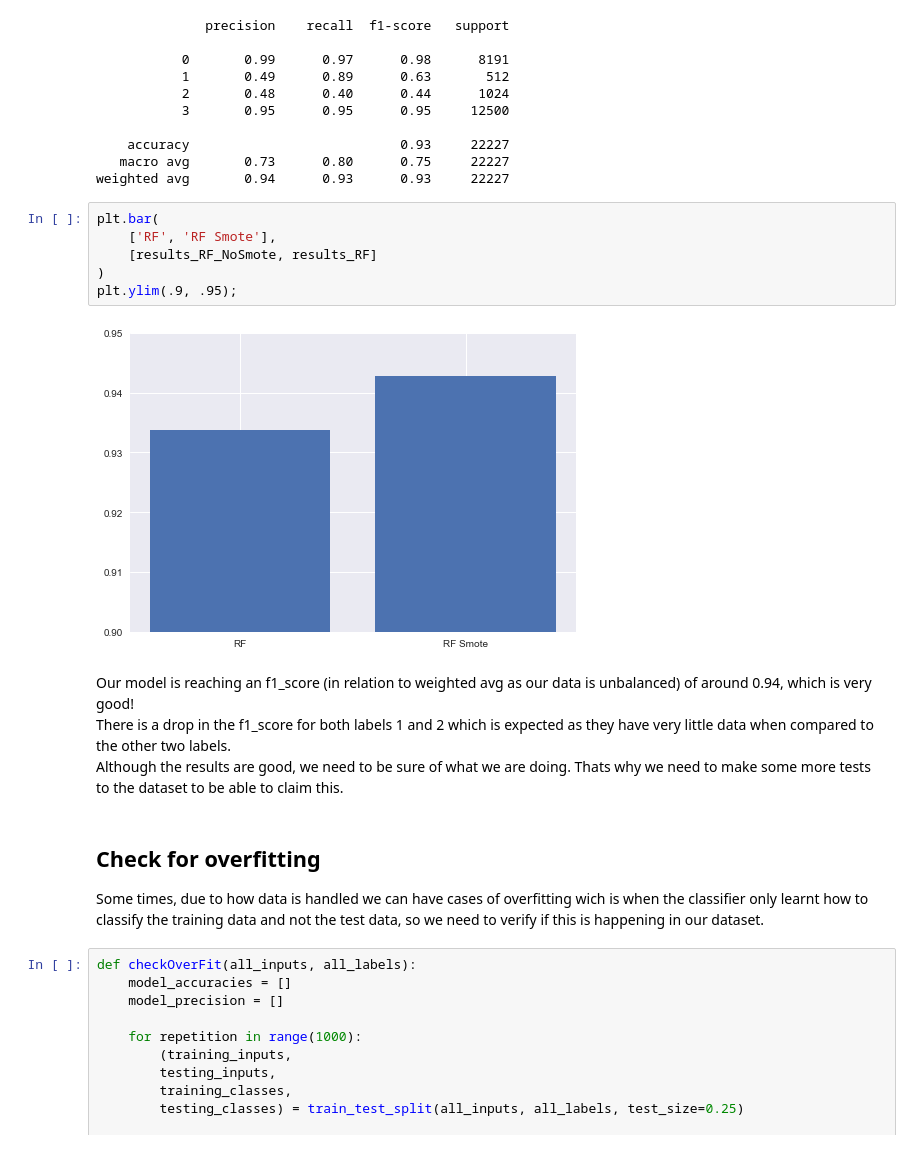
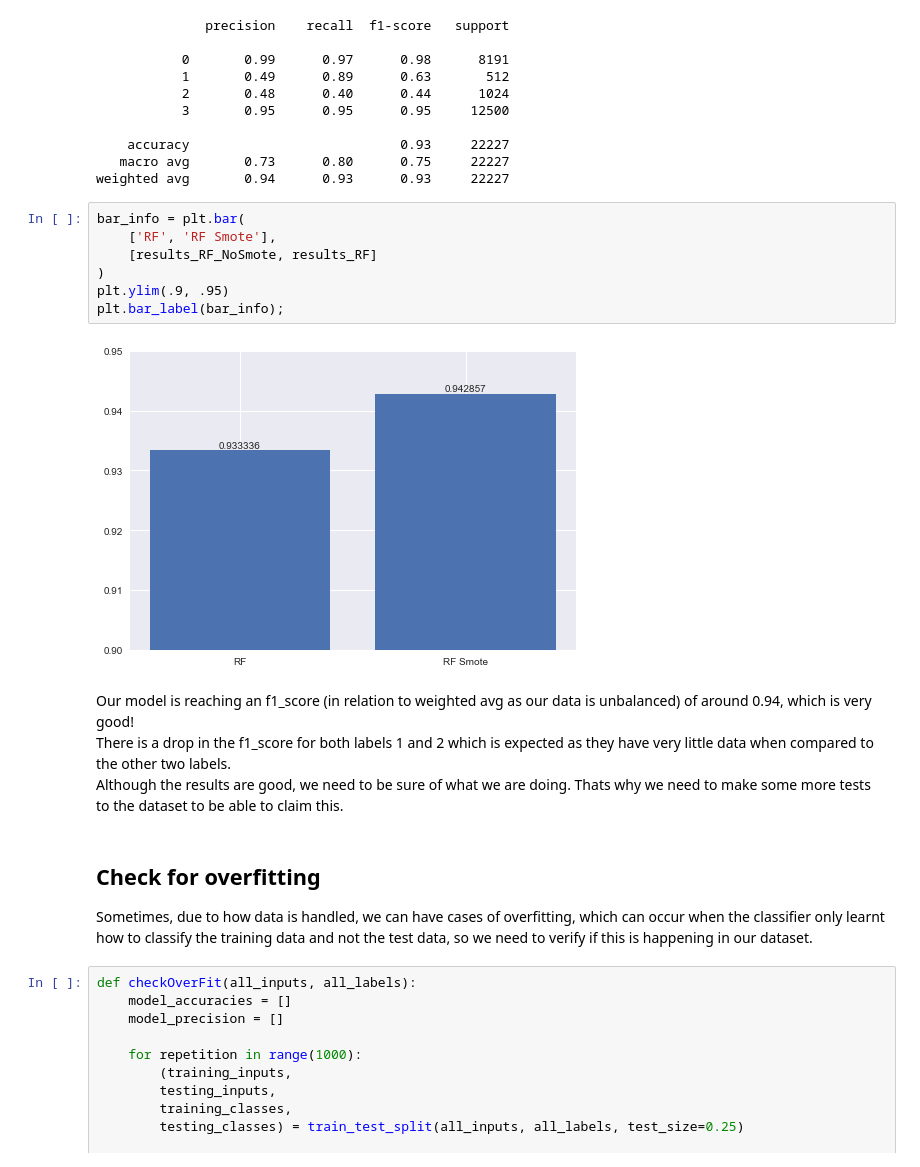
Before and after one commit to Diogogrosario/Artificial-Intelligence, a Jupyter notebook: covid-symptoms.ipynb, the cells around one changed output. Cells and saved outputs as stored; diff of their text form.

```diff
--- a/covid-symptoms.ipynb
+++ b/covid-symptoms.ipynb
@@ -349,13 +354,14 @@ results_RF_NoSmote = random_forest(inputs, labels, smote=False)
    macro avg       0.73      0.80      0.75     22227
 weighted avg       0.94      0.93      0.93     22227
 # %%
-plt.bar(
+bar_info = plt.bar(
     ['RF', 'RF Smote'],
     [results_RF_NoSmote, results_RF]
 )
-plt.ylim(.9, .95);
+plt.ylim(.9, .95)
+plt.bar_label(bar_info);
 # %% [output]
-[figure, old version]
+[figure, new version]
 # %% [markdown]
 Our model is reaching an f1_score (in relation to weighted avg as our data is unbalanced) of around 0.94, which is very good!
 There is a drop in the f1_score for both labels 1 and 2 which is expected as they have very little data when compared to the other two labels.
@@ -363,7 +369,7 @@ Although the results are good, we need to be sure of what we are doing. Thats wh
 # %% [markdown]
 ## Check for overfitting
 
-Some times, due to how data is handled we can have cases of overfitting wich is when the classifier only learnt how to classify the training data and not the test data, so we need to verify if this is happening in our dataset.
+Sometimes, due to how data is handled, we can have cases of overfitting, which can occur when the classifier only learnt how to classify the training data and not the test data, so we need to verify if this is happening in our dataset.
 # %%
 def checkOverFit(all_inputs, all_labels):
     model_accuracies = []
```
Also changed, not shown: parts of 27 cells of this notebook.
